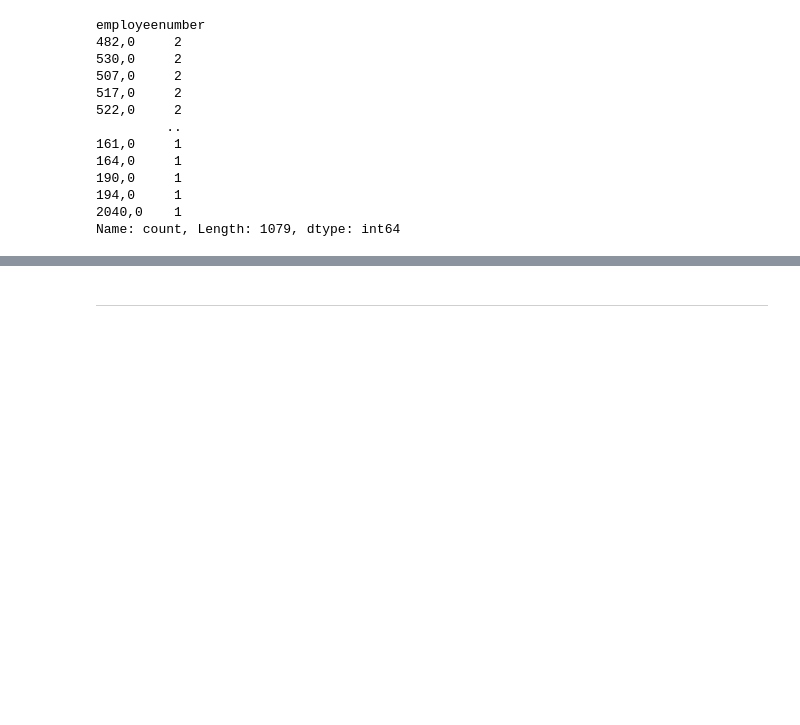
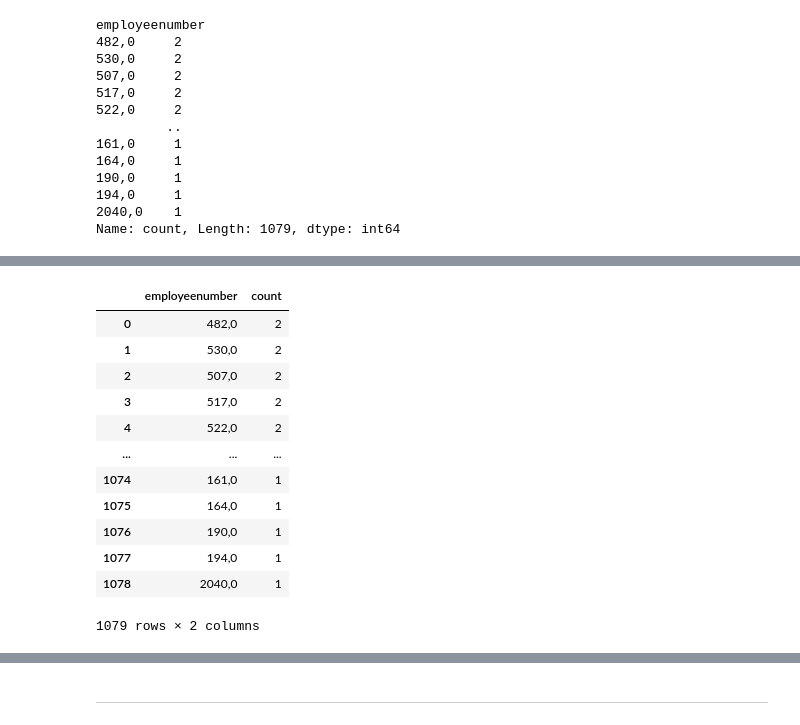
Before and after one commit to vanediar/proyecto-da-promo-a-pt-modulo-3-team-1, a Jupyter notebook: Limpieza/Limpieza_Project-1.ipynb, the cells around one changed output, grey strips where cells are left out. Saved outputs shown, nothing was run; the diff lists cells and outputs as text; code cells hidden in the pictures; blank space fills up the shorter version.

```diff
--- a/Limpieza/Limpieza_Project-1.ipynb
+++ b/Limpieza/Limpieza_Project-1.ipynb
@@ -512,0 +537,19 @@ Name: count, Length: 1079, dtype: int64
+# %%
+employeenumber_col = df['employeenumber']
+employeenumber_counts = employeenumber_col.value_counts().reset_index()
+# %%
+employeenumber_counts
+# %% [output]
+|  | employeenumber | count |
+| 0 | 482,0 | 2 |
+| 1 | 530,0 | 2 |
+| 2 | 507,0 | 2 |
+| 3 | 517,0 | 2 |
+| 4 | 522,0 | 2 |
+| ... | ... | ... |
+| 1074 | 161,0 | 1 |
+| 1075 | 164,0 | 1 |
+| 1076 | 190,0 | 1 |
+| 1077 | 194,0 | 1 |
+| 1078 | 2040,0 | 1 |
+1079 rows × 2 columns
```
Also changed, not shown: parts of 24 cells of this notebook.
